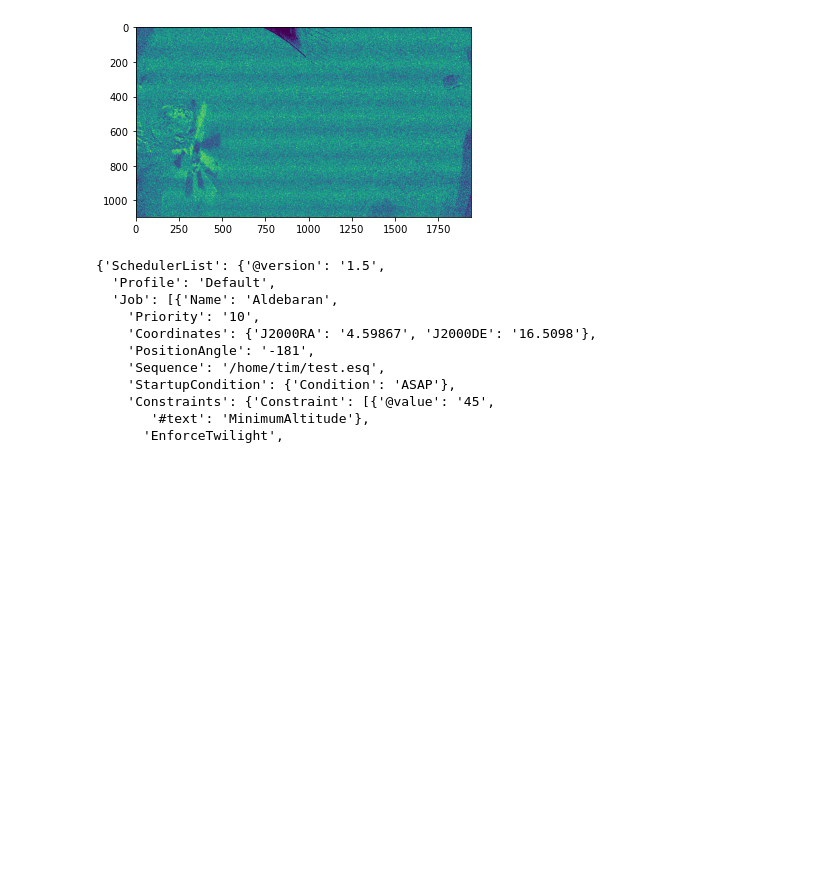
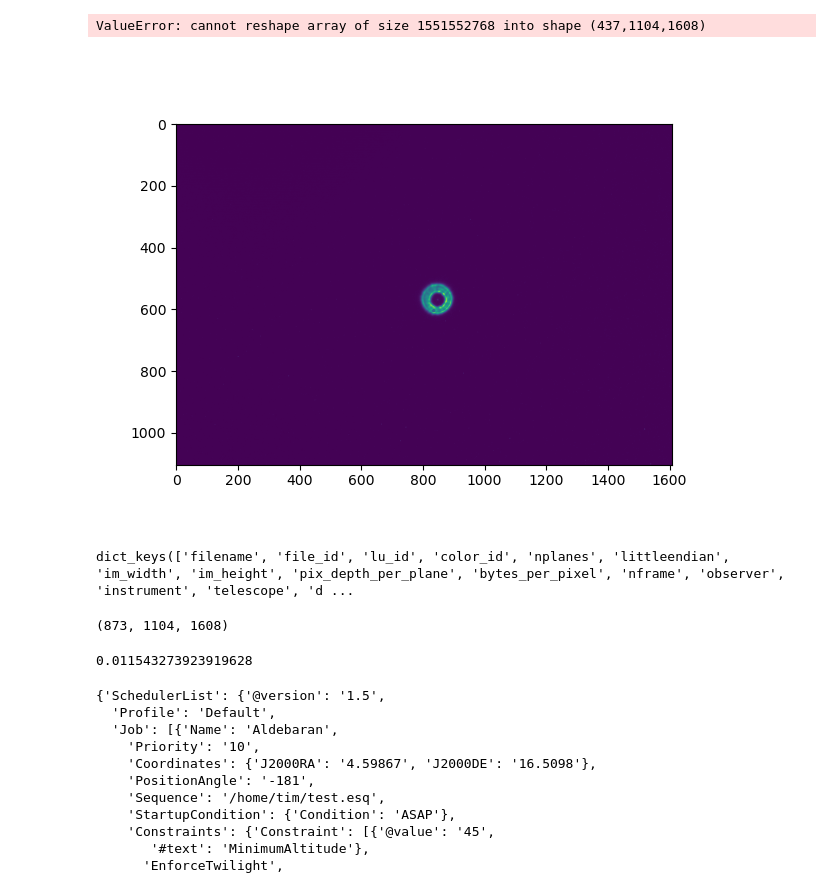
Before and after one commit to tepickering/ser_utils, a Jupyter notebook: notebooks/dev.ipynb, the cells around one changed output. Saved outputs shown, nothing was run; the diff lists cells and outputs as text; code cells hidden in the pictures; blank space fills up the shorter version.

Commit message:
work out how to calculate seeing from ser data cubes

```diff
--- a/notebooks/dev.ipynb
+++ b/notebooks/dev.ipynb
@@ -19,13 +22,29 @@ from fass.sequence import Sequence
 # %%
 testfile = "/mnt/c/Users/tepic/Desktop/SharpCap Captures/2022-07-27/test/21_54_45.ser"
+testfile = "/home/tim/MMT/FASS/data/indi_2022-08-29/indi_record_2022-08-29@04-56-16.ser"
 p = Path(testfile)
 # %%
 d = load_ser_file(testfile)
+# %% [output]
+ValueError: cannot reshape array of size 1551552768 into shape (437,1104,1608)
 # %%
-plt.imshow(d['data'][10, :, :] - d['data'][0, :, :])
+plt.imshow(d['data'][0:50, :, :].sum(axis=0))
+#plt.imshow(d['data'][2, :, :]) # - d['data'][0, :, :])
 plt.show()
 # %% [output]
-[figure, old version]
+[figure, new version]
+# %%
+d.keys()
+# %% [output]
+dict_keys(['filename', 'file_id', 'lu_id', 'color_id', 'nplanes', 'littleendian', 'im_width', 'im_height', 'pix_depth_per_plane', 'bytes_per_pixel', 'nframe', 'observer', 'instrument', 'telescope', 'd ...
+# %%
+d['data'].shape
+# %% [output]
+(873, 1104, 1608)
+# %%
+(d['frame_times'][2] - d['frame_times'][1]).to_value('sec')
+# %% [output]
+0.011543273923919628
 # %%
 import xmltodict
 import json
```
Also changed, not shown: parts of 2 cells of this notebook, 2 other files.
